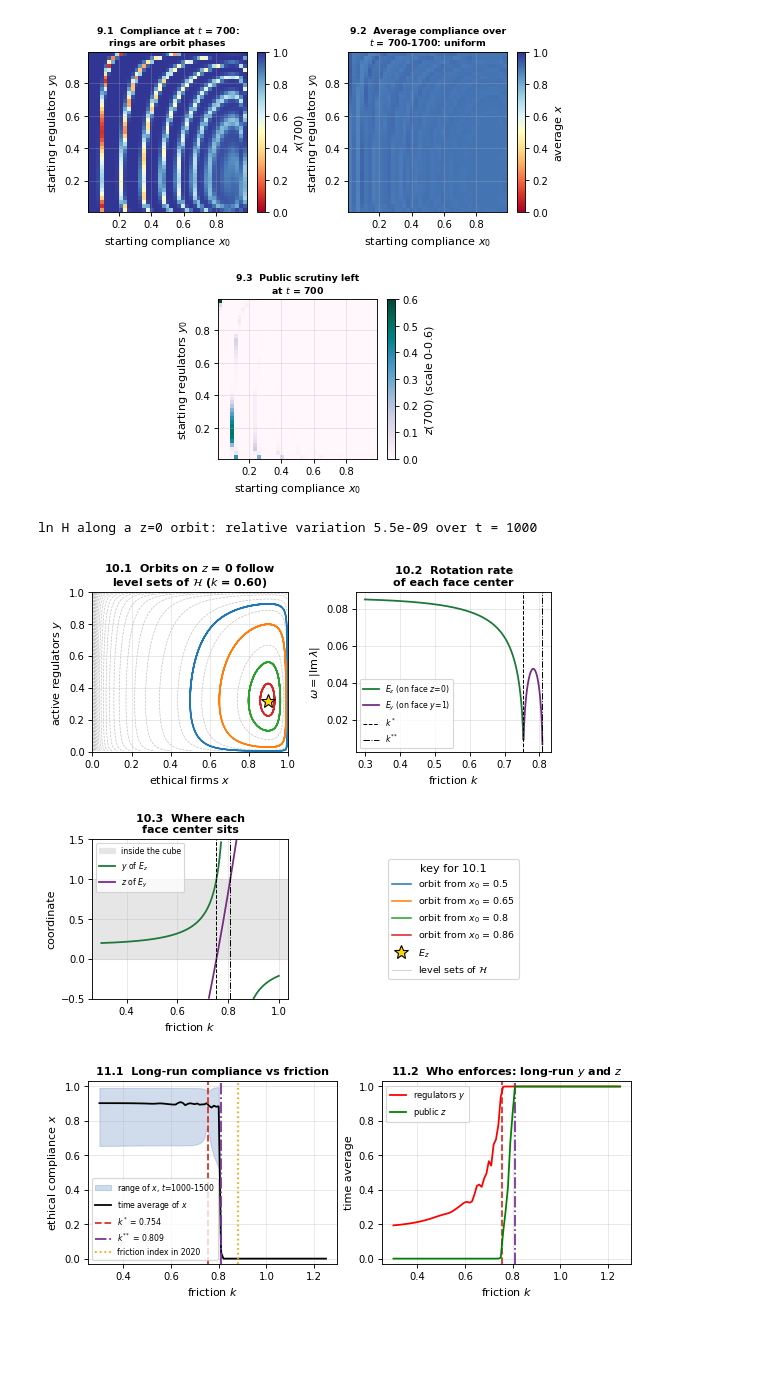
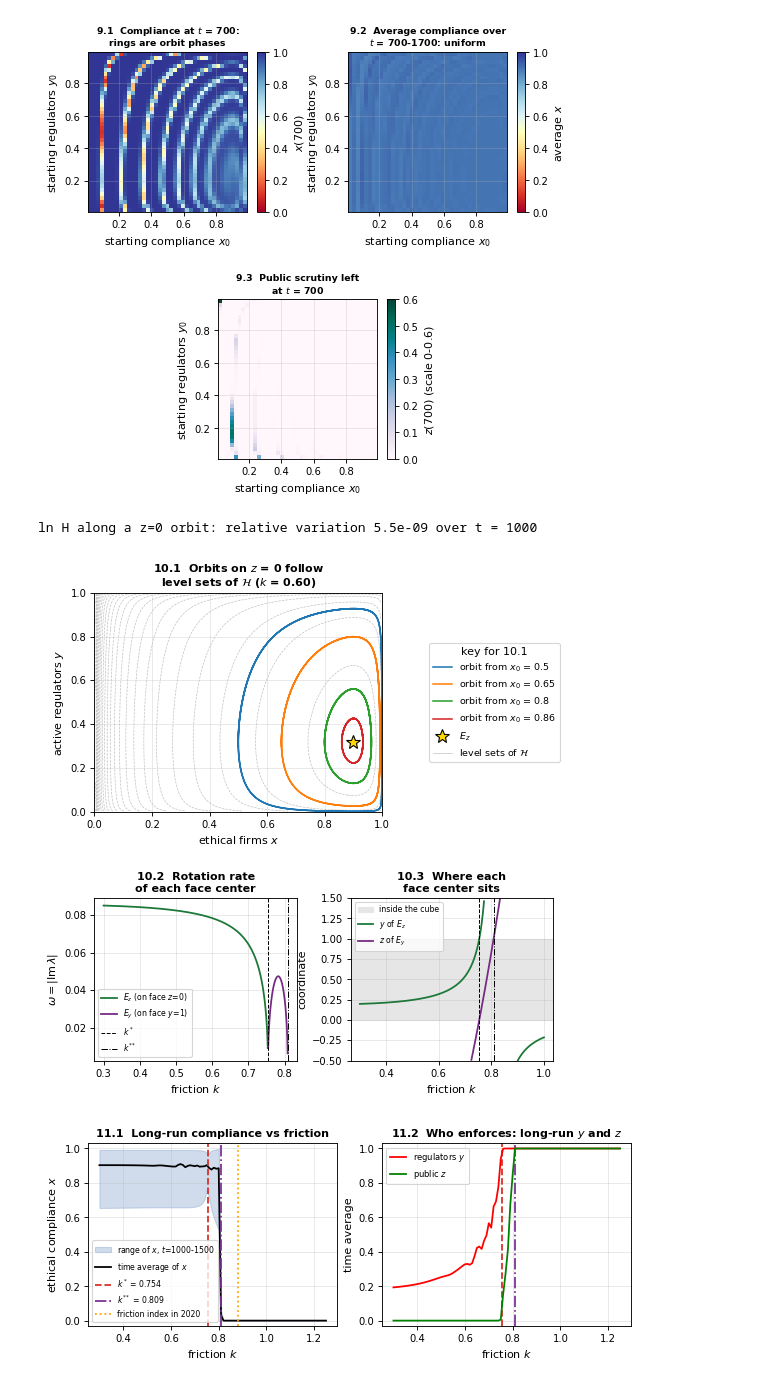
Before and after one commit to alannap27/EGT-Pharma-Ethics, a Jupyter notebook: egt_pharma_analysis.ipynb, the cells around one changed output. Cells and saved outputs as stored; diff of their text form; code cells hidden in the pictures; blank space fills up the shorter version.

```diff
--- a/egt_pharma_analysis.ipynb
+++ b/egt_pharma_analysis.ipynb
@@ -540,7 +540,7 @@ public scrutiny at each regulator peak: [0.539 0.301 0.124 0.041]
 # %%
 rng = np.random.default_rng(42)
 fig2 = plt.figure(figsize=(TEXTW, 4.1))
-gs2 = gridspec.GridSpec(1, 3, figure=fig2, width_ratios=[1, 1.3, 0.05], wspace=0.12)
+gs2 = gridspec.GridSpec(1, 4, figure=fig2, width_ratios=[1, 1.3, 0.1, 0.05], wspace=0.12)
 ax = fig2.add_subplot(gs2[0, 0])
 Yg, Xg = np.mgrid[0.01:0.99:24j, 0.01:0.99:24j]
 U = np.zeros_like(Xg); V = np.zeros_like(Yg)
@@ -564,7 +564,7 @@ for x0, y0, z0 in rng.uniform(0.05, 0.95, size=(60, 3)):   # 60 random starts
 ax.scatter(*Ez, c="gold", s=110, marker="*", edgecolor="k", depthshade=False)
 ax.set_title("2.2  Trajectories sinking onto $z$ = 0"); ax.set_xlabel("$x$", labelpad=-2); ax.set_ylabel("$y$", labelpad=-2); ax.set_zlabel("$z$", labelpad=-2)
 ax.tick_params(labelsize=7.5, pad=0); ax.view_init(elev=22, azim=-55); ax.set_box_aspect(None, zoom=1.05)
-cax = fig2.add_subplot(gs2[0, 2])
+cax = fig2.add_subplot(gs2[0, 3])
 fig2.colorbar(plt.cm.ScalarMappable(cmap=cmap2), cax=cax, label="starting compliance $x_0$")
 save(fig2, "fig2.png")
 # %% [output]
@@ -1049,9 +1049,9 @@ x(700) [0.096, 1.000]; mean x [0.872, 0.938]; max z(700) 6.01e-01; share with z(
 [figure]
 # %%
 # Figure 10: orbits vs. level sets of H, and the two face centers as k changes
-fig10 = plt.figure(figsize=(TEXTW, 6.6))
-gs10 = gridspec.GridSpec(2, 2, figure=fig10, wspace=0.35, hspace=0.55)
-a = fig10.add_subplot(gs10[0, 0])
+fig10 = plt.figure(figsize=(TEXTW, 7.6))
+gs10 = gridspec.GridSpec(2, 6, figure=fig10, wspace=1.7, hspace=0.45, height_ratios=[1.35, 1])
+a = fig10.add_subplot(gs10[0, 0:4])
 xg, yg = np.meshgrid(np.linspace(0.005, 0.995, 300), np.linspace(0.005, 0.995, 300))
 a.contour(xg, yg, egt.conserved_H_z0(xg, yg, p, K0), levels=30, colors="0.75", linewidths=0.6)
 for x0v, colv in zip([0.5, 0.65, 0.8, 0.86], ["C0", "C1", "C2", "C3"]):   # from a big loop down to a small one near E_z
@@ -1060,37 +1060,37 @@ for x0v, colv in zip([0.5, 0.65, 0.8, 0.86], ["C0", "C1", "C2", "C3"]):   # from
 a.plot(Ez[0], Ez[1], "*", color="gold", ms=13, mec="k", label="$E_z$")
 a.plot([], [], color="0.75", lw=0.6, label="level sets of $\\mathcal{H}$")
 a.set_xlim(0, 1); a.set_ylim(0, 1); h10, l10 = a.get_legend_handles_labels()
 a.set_title("10.1  Orbits on $z$ = 0 follow\nlevel sets of $\\mathcal{H}$ ($k$ = 0.60)"); a.set_xlabel("ethical firms $x$"); a.set_ylabel("active regulators $y$")
 ks = np.linspace(0.3, 1.0, 600); omz, omy, yz, zy = [], [], [], []
 for kv in ks:
     fps = egt.face_fixed_points(p, kv); ez, ey = fps["z=0"], fps["y=1"]
     omz.append(np.max(np.abs(np.linalg.eigvals(egt.jacobian(ez, p, kv)).imag)) if 0 < ez[1] < 1 else np.nan)
     omy.append(np.max(np.abs(np.linalg.eigvals(egt.jacobian(ey, p, kv)).imag)) if 0 < ey[2] < 1 else np.nan)
     yz.append(ez[1]); zy.append(ey[2])
-a = fig10.add_subplot(gs10[0, 1])
+a = fig10.add_subplot(gs10[1, 0:3])
 a.plot(ks, omz, color="#1b7837", label="$E_z$ (on face $z$=0)"); a.plot(ks, omy, color="#762a83", label="$E_y$ (on face $y$=1)")
 for kv, ls, lab in [(KS, "--", "$k^*$"), (KSS, "-.", "$k^{**}$")]:
     a.axvline(kv, color="k", ls=ls, lw=0.9, label=lab)
 a.set_title("10.2  Rotation rate of each face center"); a.set_xlabel("friction $k$"); a.set_ylabel("$\\omega = |\\mathrm{Im}\\,\\lambda|$")
 a.legend(fontsize=7, loc="lower left")
-a = fig10.add_subplot(gs10[1, 0])
+a = fig10.add_subplot(gs10[1, 3:6])
 yz_, zy_ = np.array(yz, float), np.array(zy, float)
 a.axhspan(0, 1, color="0.9", zorder=0, label="inside the cube")
 a.plot(ks, np.where((yz_ > -0.5) & (yz_ < 1.5), yz_, np.nan), color="#1b7837", label="$y$ of $E_z$")
 a.plot(ks, np.where((zy_ > -0.5) & (zy_ < 1.5), zy_, np.nan), color="#762a83", label="$z$ of $E_y$")
 for kv, ls in [(KS, "--"), (KSS, "-.")]:
     a.axvline(kv, color="k", ls=ls, lw=0.9)
 a.set_ylim(-0.5, 1.5); a.set_title("10.3  Where each face center sits"); a.set_xlabel("friction $k$"); a.set_ylabel("coordinate")
 a.legend(fontsize=7, loc="upper left")
-aK = fig10.add_subplot(gs10[1, 1]); aK.axis("off")
+aK = fig10.add_subplot(gs10[0, 4:6]); aK.axis("off")
 aK.legend(h10, l10, loc="center", fontsize=8.5, title="key for 10.1")
 save(fig10, "fig_stability.png")
 s = egt.simulate((0.65, 0.2, 0.0), np.linspace(0, 1000, 5001), k=K0)
 Hs = egt.conserved_H_z0(s[:, 0], s[:, 1], p, K0)
 print(f"ln H along a z=0 orbit: relative variation {np.ptp(Hs) / abs(Hs.mean()):.1e} over t = 1000")
 # %% [output]
 ln H along a z=0 orbit: relative variation 5.5e-09 over t = 1000
-[figure, old version]
+[figure, new version]
 # %%
 # Figure 11: sweep over k, long runs from the 2010 state
 ks11 = np.linspace(0.3, 1.25, 96); lo11, hi11, mx, my, mz = [], [], [], [], []   # steps of 0.01 in k
```
Also changed, not shown: parts of 4 cells of this notebook, 2 other files.
